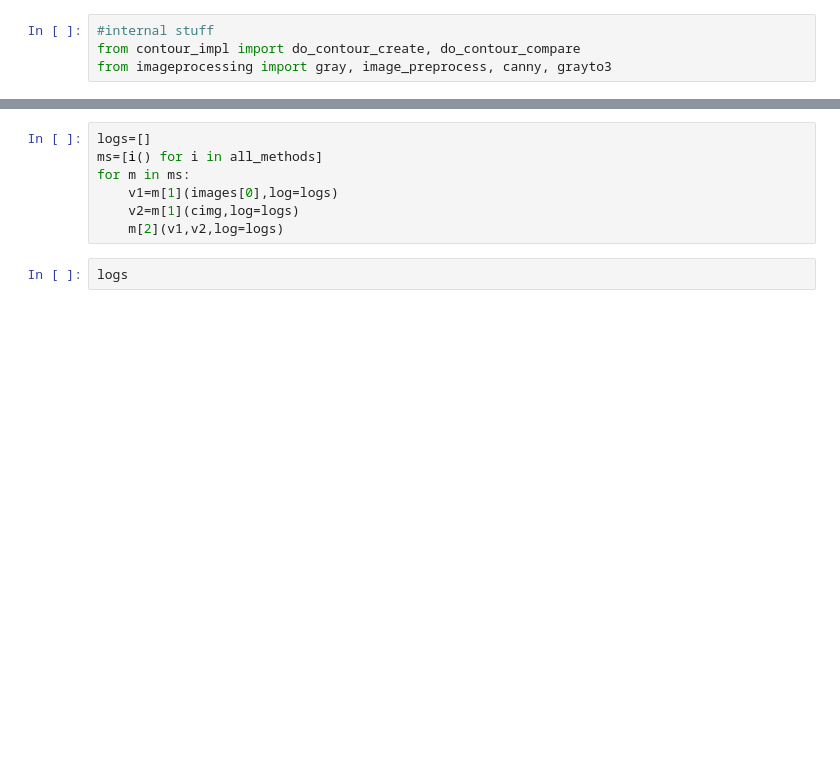
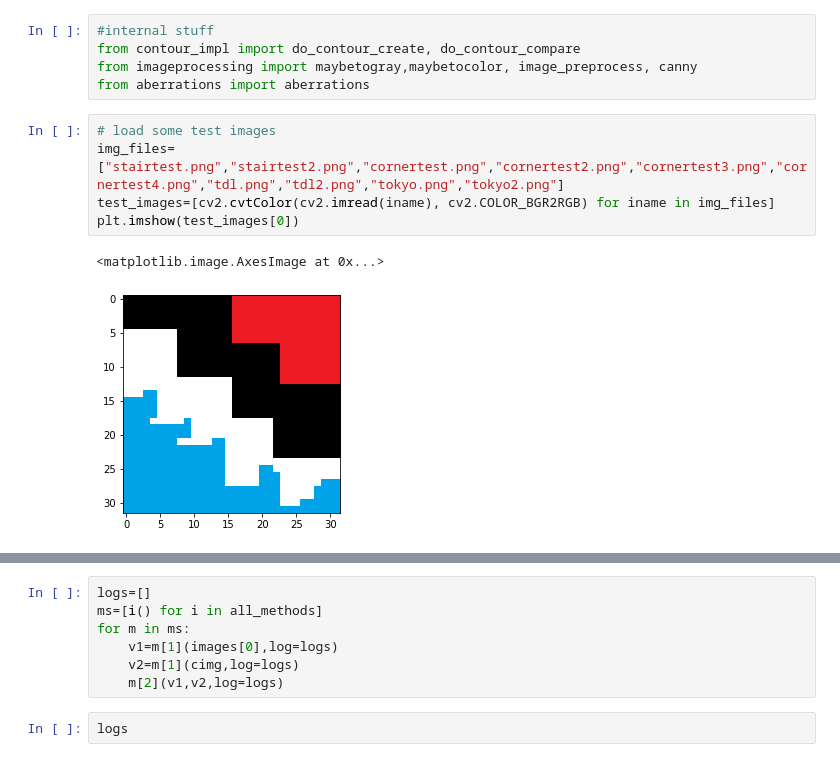
Before and after one commit to kac123/Icon-Matching-Project, a Jupyter notebook: RewriteAll.ipynb, the cells around one changed output, grey strips where cells are left out. Drawn from its saved outputs; the diff is of its cells as text; blank space fills up the shorter version.

```diff
--- a/RewriteAll.ipynb
+++ b/RewriteAll.ipynb
@@ -21,5 +30,14 @@ from timm.data.transforms_factory import create_transform
 # %%
 #internal stuff
 from contour_impl import do_contour_create, do_contour_compare
-from imageprocessing import gray, image_preprocess, canny, grayto3
+from imageprocessing import maybetogray,maybetocolor, image_preprocess, canny
+from aberrations import aberrations
+# %%
+# load some test images
+img_files=["stairtest.png","stairtest2.png","cornertest.png","cornertest2.png","cornertest3.png","cornertest4.png","tdl.png","tdl2.png","tokyo.png","tokyo2.png"]
+test_images=[cv2.cvtColor(cv2.imread(iname), cv2.COLOR_BGR2RGB) for iname in img_files]
+plt.imshow(test_images[0])
+# %% [output]
+<matplotlib.image.AxesImage at 0x...>
+[figure, added]
 # %%
```
Also changed, not shown: parts of 26 cells of this notebook, 3 other files.
